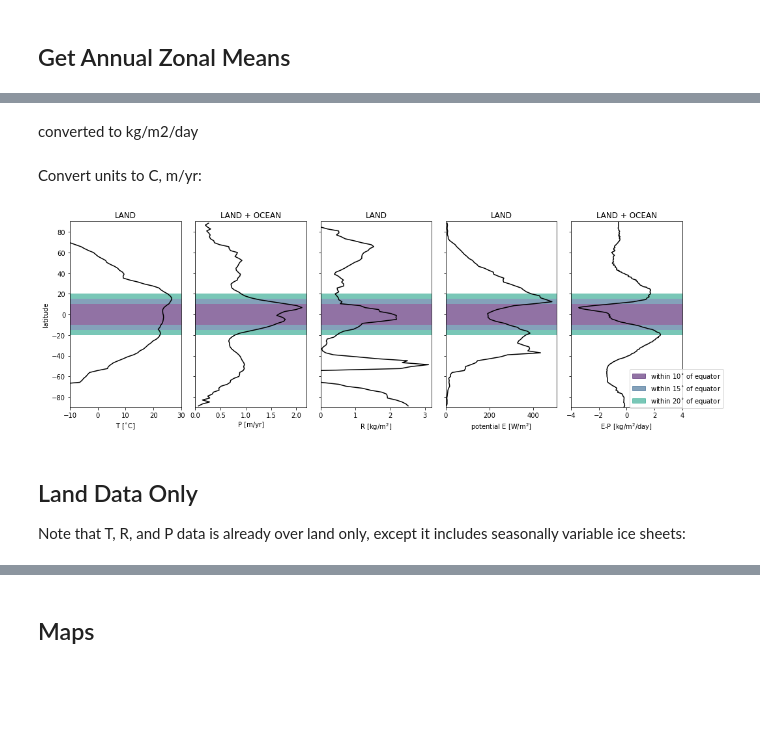
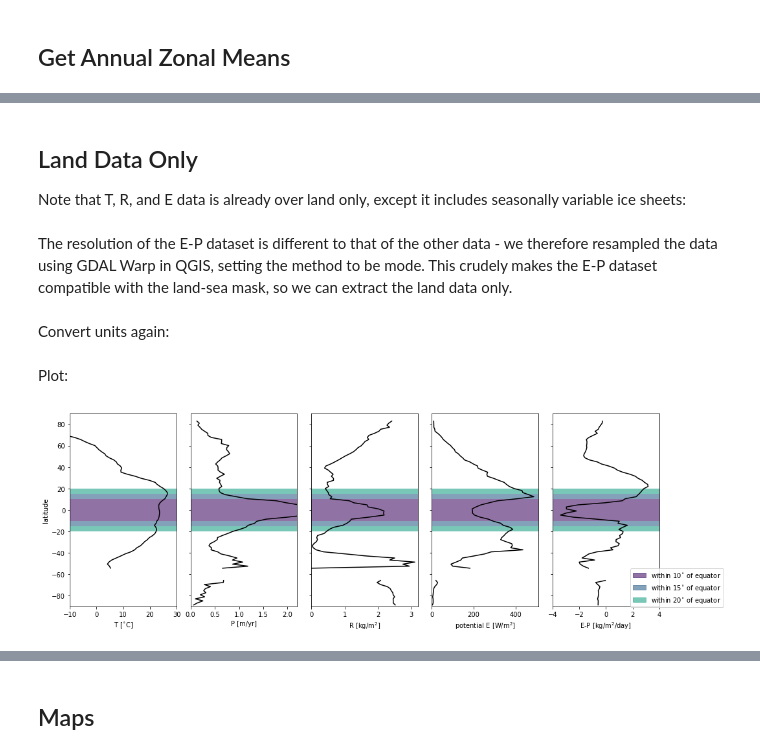
Before and after one commit to Swanson-Hysell-Group/2020_large_igneous_provinces, a Jupyter notebook: Code/Tropical_Rain_Belt.ipynb, the cells around one changed output, grey strips where cells are left out. Cells and saved outputs as stored; diff of their text form; code cells hidden in the pictures; blank space fills up the shorter version.

Commit message:
add mean E-P data files, and clean up the rain belt notebook

```diff
--- a/Code/Tropical_Rain_Belt.ipynb
+++ b/Code/Tropical_Rain_Belt.ipynb
@@ -46 +212,9 @@ OrderedDict([('EP', <class 'netCDF4._netCDF4.Variable'>
+# %% [markdown]
+## Land Data Only
+
+Note that T, R, and E data is already over land only, except it includes seasonally variable ice sheets:
+# %% [markdown]
+The resolution of the E-P dataset is different to that of the other data - we therefore resampled the data using GDAL Warp in QGIS, setting the method to be mode. This crudely makes the E-P dataset compatible with the land-sea mask, so we can extract the land data only.
+# %%
+EP_nc_resampled = Dataset('../Data/climate/ERAI.EP.1979-2015_annualmean_resampled.nc')
 # %%
@@ -77,2 +261,0 @@ for i in range(len(T_nc.variables['lat'])):
-# %% [markdown]
-converted to kg/m2/day
@@ -82,8 +262,10 @@ EP_zonal_means_nc = np.nanmean(EP_annual_means_nc, axis=1)
-# %% [markdown]
-Convert units to C, m/yr:
+# %% [markdown]
+Convert units again:
 # %%
-T_zonal_means = T_zonal_means_nc - 273.15
-P_zonal_means = P_zonal_means_nc * 31536000 * 0.001
+Tland_zonal_means_nc = Tland_zonal_means_nc - 273.15
+Pland_zonal_means_nc = Pland_zonal_means_nc * 31536000 * 0.001
+# %% [markdown]
+Plot:
 # %%
 fig, ax = plt.subplots(nrows=1, ncols=5, sharey=True, figsize=(15,5))
 
@@ -97,12 +279,11 @@ ax[0].add_patch(degrees_15_low)
 ax[0].add_patch(degrees_15_high)
 ax[0].add_patch(degrees_20_low)
 ax[0].add_patch(degrees_20_high)
-ax[0].plot(T_zonal_means,T_nc.variables['lat'],color='black')
+ax[0].plot(Tland_zonal_means_nc,T_nc.variables['lat'],color='black')
 ax[0].set_xlabel('T [$^{\circ}$C]')
 ax[0].set_ylim([-90, 90])
 ax[0].set_xlim([-10,30])
 ax[0].set_ylabel('latitude')
-ax[0].set_title('LAND')
 
 degrees_10 = patches.Rectangle((-10,-10),520,20,edgecolor='none',alpha=0.6,facecolor='#481567')
 degrees_15_low = patches.Rectangle((-10,-15),520,5,edgecolor='none',alpha=0.6,facecolor='#33638D')
@@ -114,11 +295,10 @@ ax[1].add_patch(degrees_15_low)
 ax[1].add_patch(degrees_15_high)
 ax[1].add_patch(degrees_20_low)
 ax[1].add_patch(degrees_20_high)
-ax[1].plot(P_zonal_means,T_nc.variables['lat'],color='black')
+ax[1].plot(Pland_zonal_means_nc,T_nc.variables['lat'],color='black')
 ax[1].set_xlabel('P [m/yr]')
 ax[1].set_ylim([-90, 90])
 ax[1].set_xlim([0, 2.2])
-ax[1].set_title('LAND + OCEAN')
 
 degrees_10 = patches.Rectangle((-10,-10),520,20,edgecolor='none',alpha=0.6,facecolor='#481567')
 degrees_15_low = patches.Rectangle((-10,-15),520,5,edgecolor='none',alpha=0.6,facecolor='#33638D')
@@ -130,11 +310,10 @@ ax[2].add_patch(degrees_15_low)
 ax[2].add_patch(degrees_15_high)
 ax[2].add_patch(degrees_20_low)
 ax[2].add_patch(degrees_20_high)
-ax[2].plot(R_zonal_means_nc,T_nc.variables['lat'],color='black')
+ax[2].plot(Rland_zonal_means_nc,T_nc.variables['lat'],color='black')
 ax[2].set_xlabel('R [kg/m$^{2}$]')
 ax[2].set_ylim([-90, 90])
 ax[2].set_xlim([0, 3.2])
-ax[2].set_title('LAND')
 
 degrees_10 = patches.Rectangle((-10,-10),520,20,edgecolor='none',alpha=0.6,facecolor='#481567')
 degrees_15_low = patches.Rectangle((-10,-15),520,5,edgecolor='none',alpha=0.6,facecolor='#33638D')
@@ -144,40 +323,34 @@ degrees_20_high = patches.Rectangle((-10,15),520,5,edgecolor='none',alpha=0.6,fa
 ax[3].add_patch(degrees_10)
 ax[3].add_patch(degrees_15_low)
 ax[3].add_patch(degrees_15_high)
 ax[3].add_patch(degrees_20_low)
 ax[3].add_patch(degrees_20_high)
-ax[3].plot(E_zonal_means_nc,T_nc.variables['lat'],color='black')
+ax[3].plot(Eland_zonal_means_nc,T_nc.variables['lat'],color='black')
 ax[3].set_xlabel('potential E [W/m$^{2}$]')
 ax[3].set_ylim([-90, 90])
 ax[3].set_xlim([0,510])
-ax[3].set_title('LAND')
 
 degrees_10 = patches.Rectangle((-10,-10),520,20,edgecolor='none',alpha=0.6,facecolor='#481567')
 degrees_15_low = patches.Rectangle((-10,-15),520,5,edgecolor='none',alpha=0.6,facecolor='#33638D')
 degrees_15_high = patches.Rectangle((-10,10),520,5,edgecolor='none',alpha=0.6,facecolor='#33638D')
 degrees_20_low = patches.Rectangle((-10,-20),520,5,edgecolor='none',alpha=0.6,facecolor='#20A387')
 degrees_20_high = patches.Rectangle((-10,15),520,5,edgecolor='none',alpha=0.6,facecolor='#20A387')
 ax[4].add_patch(degrees_10)
 ax[4].add_patch(degrees_15_low)
 ax[4].add_patch(degrees_15_high)
 ax[4].add_patch(degrees_20_low)
 ax[4].add_patch(degrees_20_high)
-ax[4].plot(EP_zonal_means_nc,EP_nc.variables['lat'],color='black')
+ax[4].plot(EPland_zonal_means_nc,T_nc.variables['lat'],color='black')
 ax[4].set_xlabel('E-P [kg/m$^{2}$/day]')
 ax[4].set_ylim([-90, 90])
 ax[4].set_xlim([-4,4])
-ax[4].set_title('LAND + OCEAN')
 
 degrees_10 = patches.Patch(linestyle='-', label='within 10$^{\circ}$ of equator',color='#481567',alpha=0.6)
 degrees_15 = patches.Patch(label='within 15$^{\circ}$ of equator',color='#33638D',alpha=0.6)
 degrees_20 = patches.Patch(label='within 20$^{\circ}$ of equator',color='#20A387',alpha=0.6)
-plt.legend(ncol=1,bbox_to_anchor=(0.5, -.02),handles=[degrees_10,degrees_15,degrees_20],loc='lower left')
+plt.legend(ncol=1,bbox_to_anchor=(0.7, -.02),handles=[degrees_10,degrees_15,degrees_20],loc='lower left')
 
 plt.tight_layout()
 plt.show(fig)
 # %% [output]
-[figure, old version]
+[figure, new version]
-# %% [markdown]
-## Land Data Only
-
-Note that T, R, and P data is already over land only, except it includes seasonally variable ice sheets:
```
Also changed, not shown: parts of 28 cells of this notebook, 2 other files.
